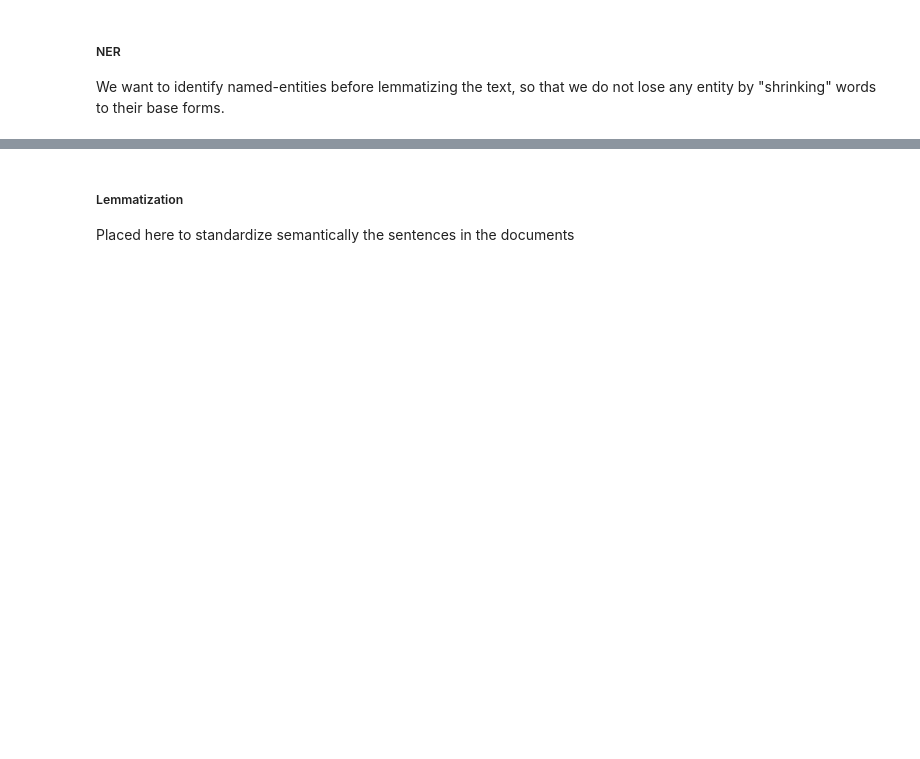
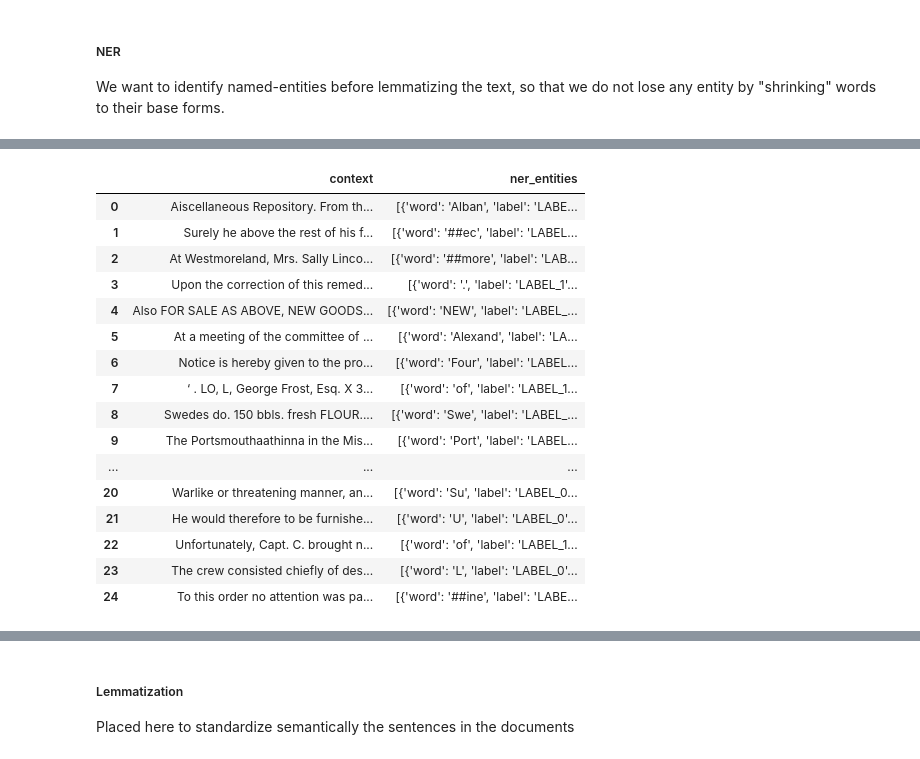
Before and after one commit to gpinelli/HistoricalNews_InformationRetrievalProject, a Jupyter notebook: Historical_News_Question_Answering.ipynb, the cells around one changed output, grey strips where cells are left out. Saved outputs shown, nothing was run; the diff lists cells and outputs as text; code cells hidden in the pictures; blank space fills up the shorter version.

Commit message:
Update and test NER subsection without normalization step

```diff
--- a/Historical_News_Question_Answering.ipynb
+++ b/Historical_News_Question_Answering.ipynb
@@ -327,3 +347,71 @@ We lowercase everything and remove all special characters/tags
 # %% [markdown]
 ##### NER
 We want to identify named-entities before lemmatizing the text, so that we do not lose any entity by "shrinking" words to their base forms.
+# %%
+import torch
+from transformers import AutoModelForTokenClassification, AutoTokenizer
+
+# Standard setup
+MODEL_NAME = "impresso-project/ner-stacked-bert-multilingual-light"
+tokenizer = AutoTokenizer.from_pretrained(MODEL_NAME)
+model = AutoModelForTokenClassification.from_pretrained(MODEL_NAME, trust_remote_code=True)
+model.eval()
+
+doc_collection = dataframes['data/document_collection.json']
+
+test_subset = doc_collection.head(25).copy()
+
+results = []
+print("Starting NER processing on 25 rows...")
+
+for index, row in test_subset.iterrows():
+    text = str(row['context'])
+
+    # Prepare input
+    inputs = tokenizer(text, return_tensors="pt", truncation=True, padding=True, max_length=512)
+
+    with torch.no_grad():
+        outputs = model(**inputs)
+
+    try:
+        # Find the logits tensor safely
+        raw_logits = outputs['logits']
+        if isinstance(raw_logits, list): raw_logits = raw_logits[0]
+        if isinstance(raw_logits, dict):
+            # Find the first tensor inside the dictionary
+            logits_tensor = next(v for v in raw_logits.values() if isinstance(v, torch.Tensor))
+        else:
+            logits_tensor = raw_logits
+
+        # Get predictions (last dimension)
+        predictions = torch.argmax(logits_tensor, dim=-1)
+
+        # Flatten and align(using ZIP to prevent IndexErrors)
+        pred_ids = predictions.view(-1).tolist()
+        tokens = tokenizer.convert_ids_to_tokens(inputs["input_ids"][0])
+
+        entities = []
+        for token, label_id in zip(tokens, pred_ids):
+            # Skip special BERT characters
+            if token in ['[CLS]', '[SEP]', '[PAD]']:
+                continue
+
+            label = model.config.id2label.get(label_id, "O")
+
+            # Keep only the actual entities
+            if label != 'O':
+                entities.append({'word': token, 'label': label})
+
+        results.append(entities)
+
+    except Exception as e:
+        print(f"Row {index} failed. Error: {e}")
+        results.append([])
+
+# Save results to our test subset
+test_subset['ner_entities'] = results
+print("Subset processing complete")
+
+# Display rows where entities were found
+display(test_subset[test_subset['ner_entities'].map(len) > 0][['context', 'ner_entities']])
+# %% [output]
@@ -329,0 +420,17 @@ We want to identify named-entities before lemmatizing the text, so that we do no
+|  | context | ner_entities |
+| 0 | Aiscellaneous Repository. From th... | [{'word': 'Alban', 'label': 'LABE... |
+| 1 | Surely he above the rest of his f... | [{'word': '##ec', 'label': 'LABEL... |
+| 2 | At Westmoreland, Mrs. Sally Linco... | [{'word': '##more', 'label': 'LAB... |
+| 3 | Upon the correction of this remed... | [{'word': '.', 'label': 'LABEL_1'... |
+| 4 | Also FOR SALE AS ABOVE, NEW GOODS... | [{'word': 'NEW', 'label': 'LABEL_... |
+| 5 | At a meeting of the committee of ... | [{'word': 'Alexand', 'label': 'LA... |
+| 6 | Notice is hereby given to the pro... | [{'word': 'Four', 'label': 'LABEL... |
+| 7 | ‘ . LO, L, George Frost, Esq. X 3... | [{'word': 'of', 'label': 'LABEL_1... |
+| 8 | Swedes do. 150 bbls. fresh FLOUR.... | [{'word': 'Swe', 'label': 'LABEL_... |
+| 9 | The Portsmouthaathinna in the Mis... | [{'word': 'Port', 'label': 'LABEL... |
+| ... | ... | ... |
+| 20 | Warlike or threatening manner, an... | [{'word': 'Su', 'label': 'LABEL_0... |
+| 21 | He would therefore to be furnishe... | [{'word': 'U', 'label': 'LABEL_0'... |
+| 22 | Unfortunately, Capt. C. brought n... | [{'word': 'of', 'label': 'LABEL_1... |
+| 23 | The crew consisted chiefly of des... | [{'word': 'L', 'label': 'LABEL_0'... |
+| 24 | To this order no attention was pa... | [{'word': '##ine', 'label': 'LABE... |
```
Also changed, not shown: parts of 4 cells of this notebook.
